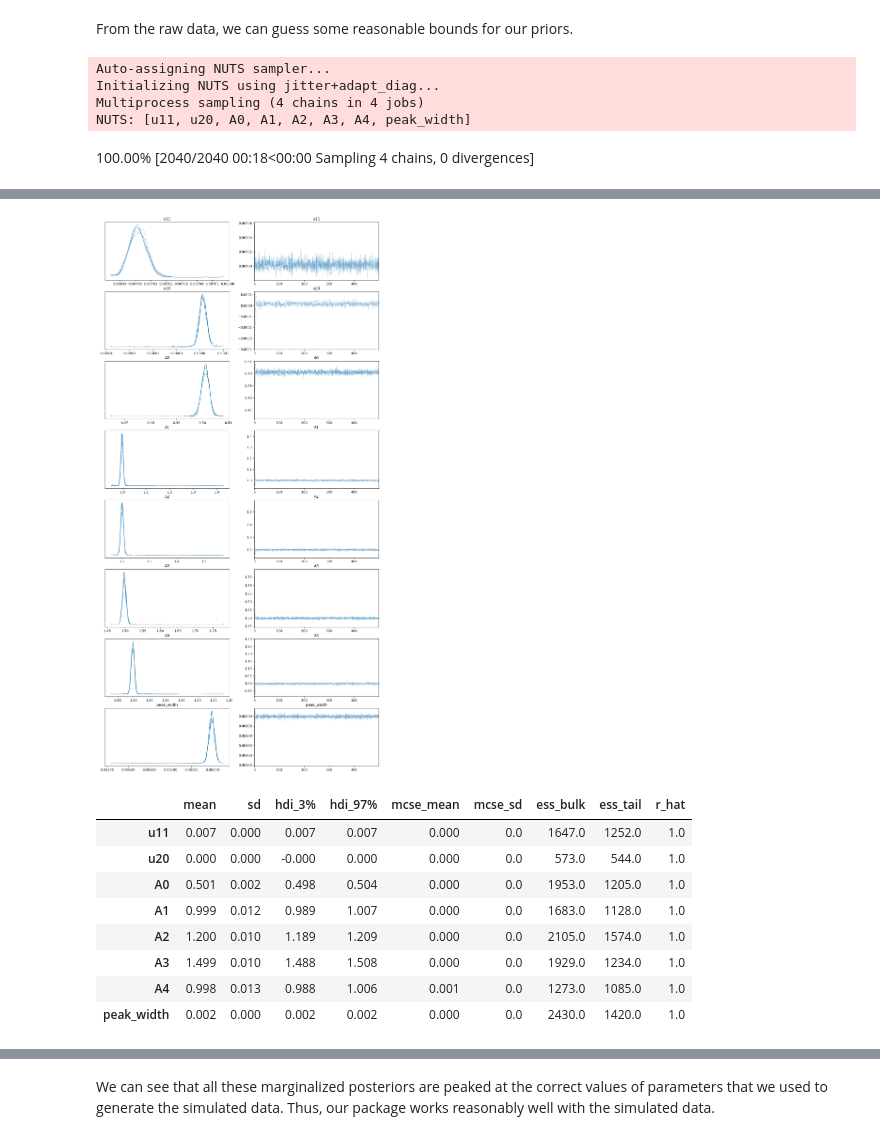
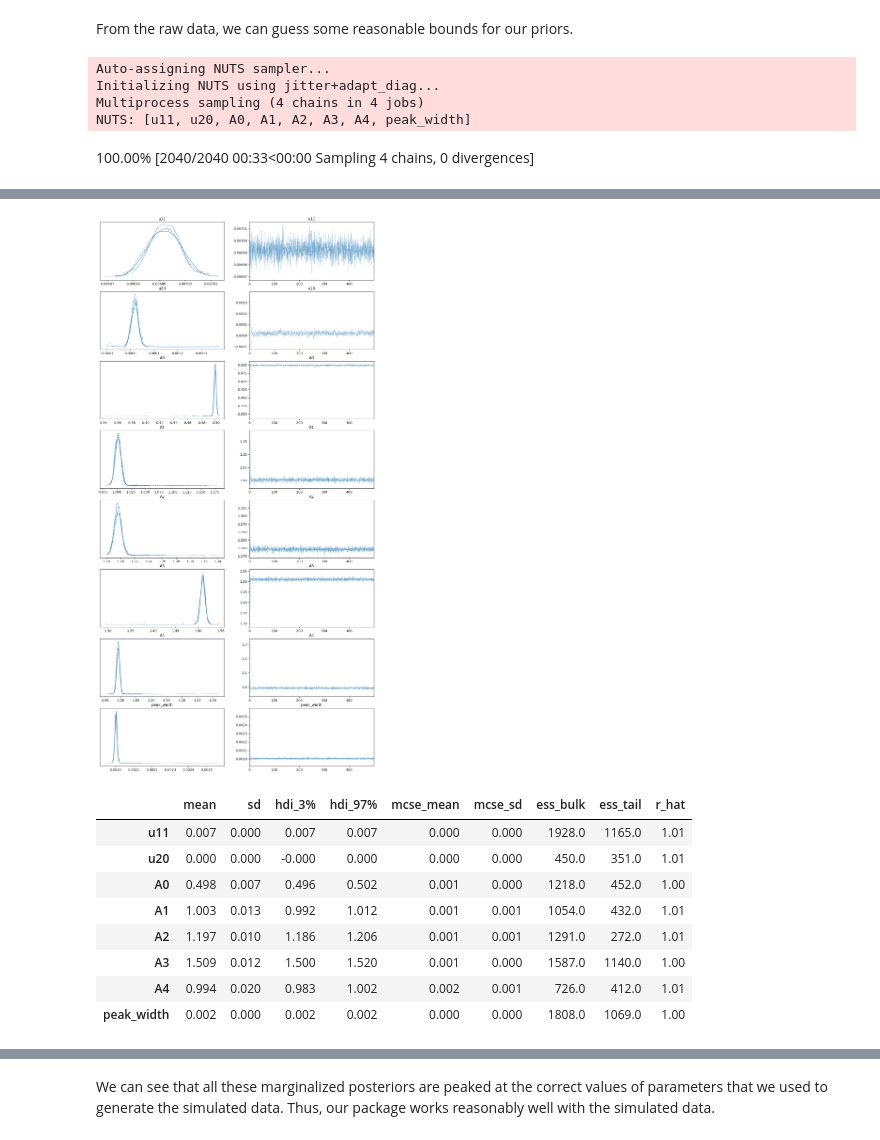
Before and after one commit to phys201/Hamiltonian-photonic-crystal, a Jupyter notebook: Documentation.ipynb, the cells around one changed output, grey strips where cells are left out. Drawn from its saved outputs; the diff is of its cells as text; code cells hidden in the pictures.

```diff
--- a/Documentation.ipynb
+++ b/Documentation.ipynb
@@ -133,7 +133,7 @@ simu_prior_bounds = {'u11':[0.003, 0.01], 'u20':[-0.001, 0.001], 'A0':[0, 1.2],
 simu_ham_model = Model.Hamiltonian_model(simu_data, simu_prior_bounds)
 # %%
 with simu_ham_model:
-    simu_idata = pm.sample(500, tune=10)
+    simu_idata = pm.sample(500) # VINNY's EDITS: delete tune =10 because that value is too small.
 
 az.plot_trace(simu_idata, figsize=(15,30));
 # %% [output]
@@ -141,4 +141,4 @@ Auto-assigning NUTS sampler...
 Initializing NUTS using jitter+adapt_diag...
 Multiprocess sampling (4 chains in 4 jobs)
 NUTS: [u11, u20, A0, A1, A2, A3, A4, peak_width]
-100.00% [2040/2040 00:18<00:00 Sampling 4 chains, 0 divergences]
+100.00% [2040/2040 00:33<00:00 Sampling 4 chains, 0 divergences]
@@ -146,18 +146,18 @@ Sampling 4 chains for 10 tune and 500 draw iterations (40 + 2_000 draws total) t
-[figure, old version]
+[figure, new version]
 # %%
 #summary the fitting results
 simu_summary = az.summary(simu_idata)
 display(simu_summary)
 # %% [output]
 |  | mean | sd | hdi_3% | hdi_97% | mcse_mean | mcse_sd | ess_bulk | ess_tail | r_hat |
-| u11 | 0.007 | 0.000 | 0.007 | 0.007 | 0.000 | 0.0 | 1647.0 | 1252.0 | 1.0 |
-| u20 | 0.000 | 0.000 | -0.000 | 0.000 | 0.000 | 0.0 | 573.0 | 544.0 | 1.0 |
-| A0 | 0.501 | 0.002 | 0.498 | 0.504 | 0.000 | 0.0 | 1953.0 | 1205.0 | 1.0 |
-| A1 | 0.999 | 0.012 | 0.989 | 1.007 | 0.000 | 0.0 | 1683.0 | 1128.0 | 1.0 |
-| A2 | 1.200 | 0.010 | 1.189 | 1.209 | 0.000 | 0.0 | 2105.0 | 1574.0 | 1.0 |
-| A3 | 1.499 | 0.010 | 1.488 | 1.508 | 0.000 | 0.0 | 1929.0 | 1234.0 | 1.0 |
-| A4 | 0.998 | 0.013 | 0.988 | 1.006 | 0.001 | 0.0 | 1273.0 | 1085.0 | 1.0 |
-| peak_width | 0.002 | 0.000 | 0.002 | 0.002 | 0.000 | 0.0 | 2430.0 | 1420.0 | 1.0 |
+| u11 | 0.007 | 0.000 | 0.007 | 0.007 | 0.000 | 0.000 | 1928.0 | 1165.0 | 1.01 |
+| u20 | 0.000 | 0.000 | -0.000 | 0.000 | 0.000 | 0.000 | 450.0 | 351.0 | 1.01 |
+| A0 | 0.498 | 0.007 | 0.496 | 0.502 | 0.001 | 0.000 | 1218.0 | 452.0 | 1.00 |
+| A1 | 1.003 | 0.013 | 0.992 | 1.012 | 0.001 | 0.001 | 1054.0 | 432.0 | 1.01 |
+| A2 | 1.197 | 0.010 | 1.186 | 1.206 | 0.001 | 0.001 | 1291.0 | 272.0 | 1.01 |
+| A3 | 1.509 | 0.012 | 1.500 | 1.520 | 0.001 | 0.000 | 1587.0 | 1140.0 | 1.00 |
+| A4 | 0.994 | 0.020 | 0.983 | 1.002 | 0.002 | 0.001 | 726.0 | 412.0 | 1.01 |
+| peak_width | 0.002 | 0.000 | 0.002 | 0.002 | 0.000 | 0.000 | 1808.0 | 1069.0 | 1.00 |
 # %%
 #plot data with the fitting curve
 u11, u20, A0, A1, A2, A3, A4, sigma_L = simu_summary['mean'].values
```
Also changed, not shown: parts of 7 cells of this notebook, 1 other file.
